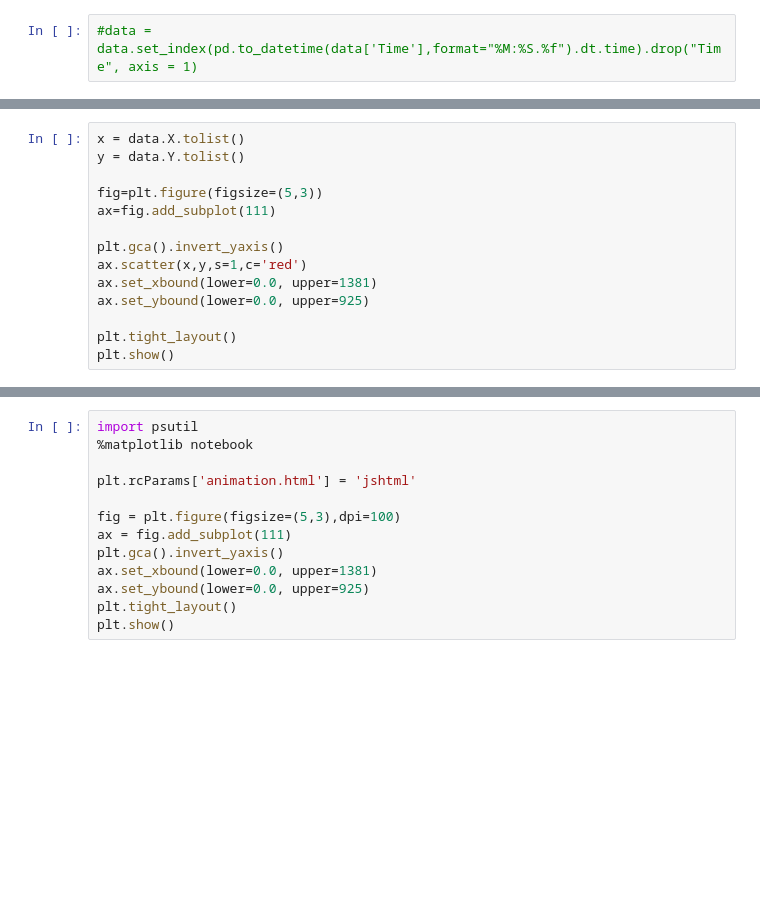
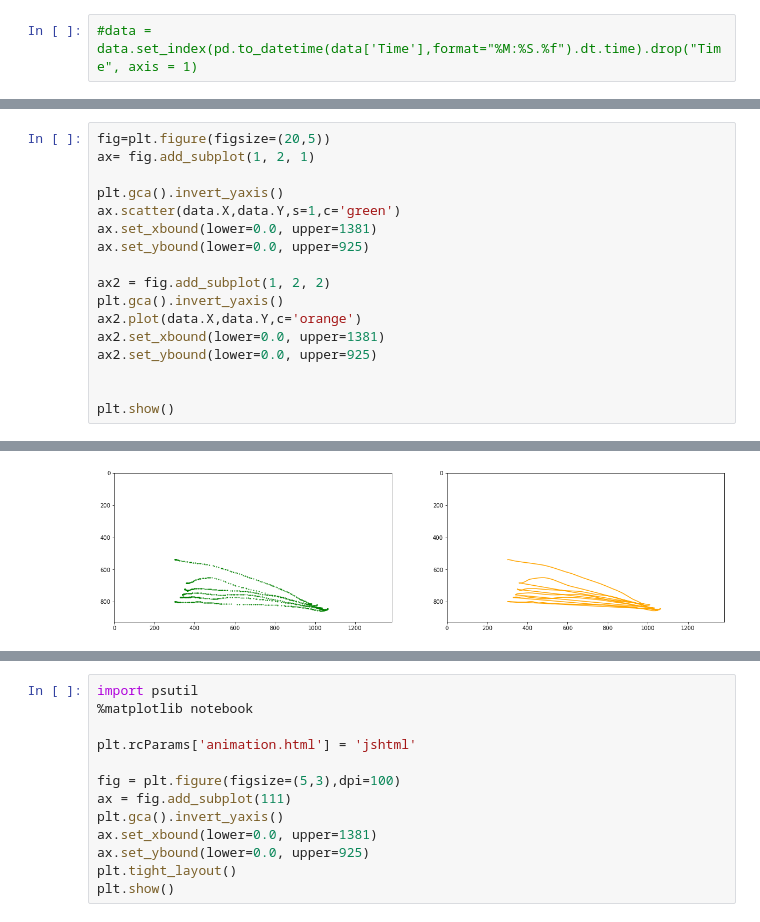
Before and after one commit to NoaAmichai/Final_project, a Jupyter notebook: Final_project.ipynb, the cells around one changed output, grey strips where cells are left out. Saved outputs shown, nothing was run; the diff lists cells and outputs as text; blank space fills up the shorter version.

```diff
--- a/Final_project.ipynb
+++ b/Final_project.ipynb
@@ -101,15 +92,18 @@ data.head(3)
 # %%
-x = data.X.tolist()
-y = data.Y.tolist()
-
-fig=plt.figure(figsize=(5,3))
-ax=fig.add_subplot(111)
+fig=plt.figure(figsize=(20,5))
+ax= fig.add_subplot(1, 2, 1)
 
 plt.gca().invert_yaxis()
-ax.scatter(x,y,s=1,c='red')
+ax.scatter(data.X,data.Y,s=1,c='green')
 ax.set_xbound(lower=0.0, upper=1381)
 ax.set_ybound(lower=0.0, upper=925)
 
-plt.tight_layout()
+ax2 = fig.add_subplot(1, 2, 2)
+plt.gca().invert_yaxis()
+ax2.plot(data.X,data.Y,c='orange')
+ax2.set_xbound(lower=0.0, upper=1381)
+ax2.set_ybound(lower=0.0, upper=925)
+
+
 plt.show()
 # %% [output]
@@ -118,2 +110,3 @@ plt.show()
+[figure, added]
 # %%
 p = data.Pressure.tolist()
```
Also changed, not shown: parts of 21 cells of this notebook.
